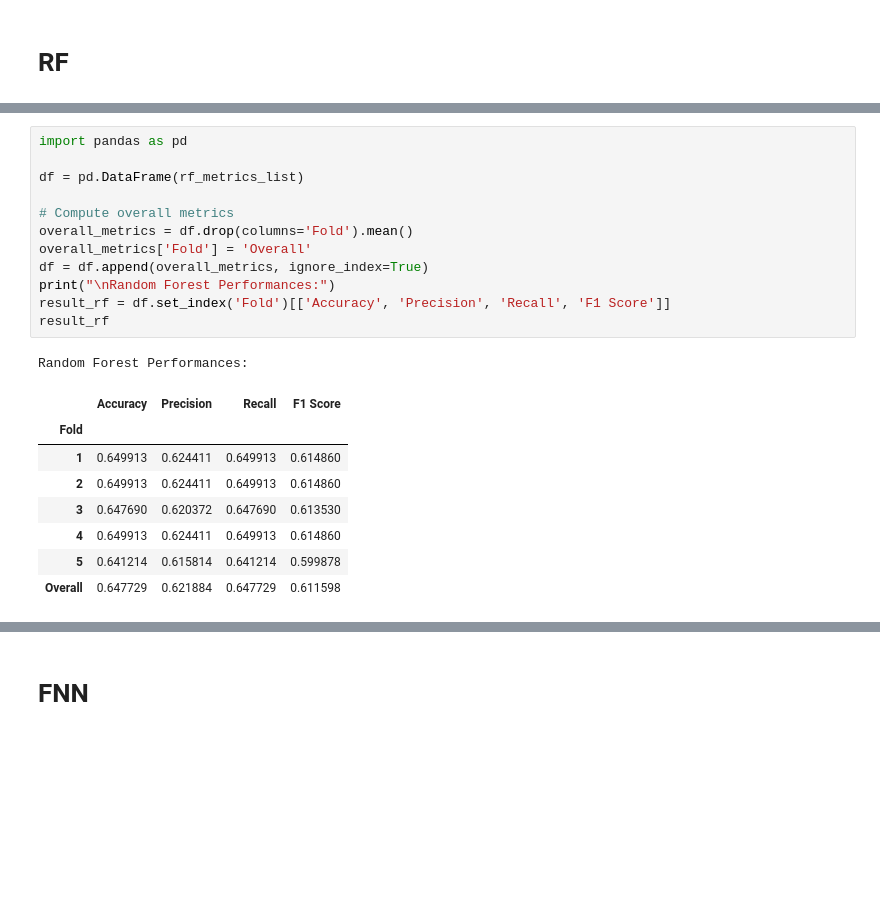
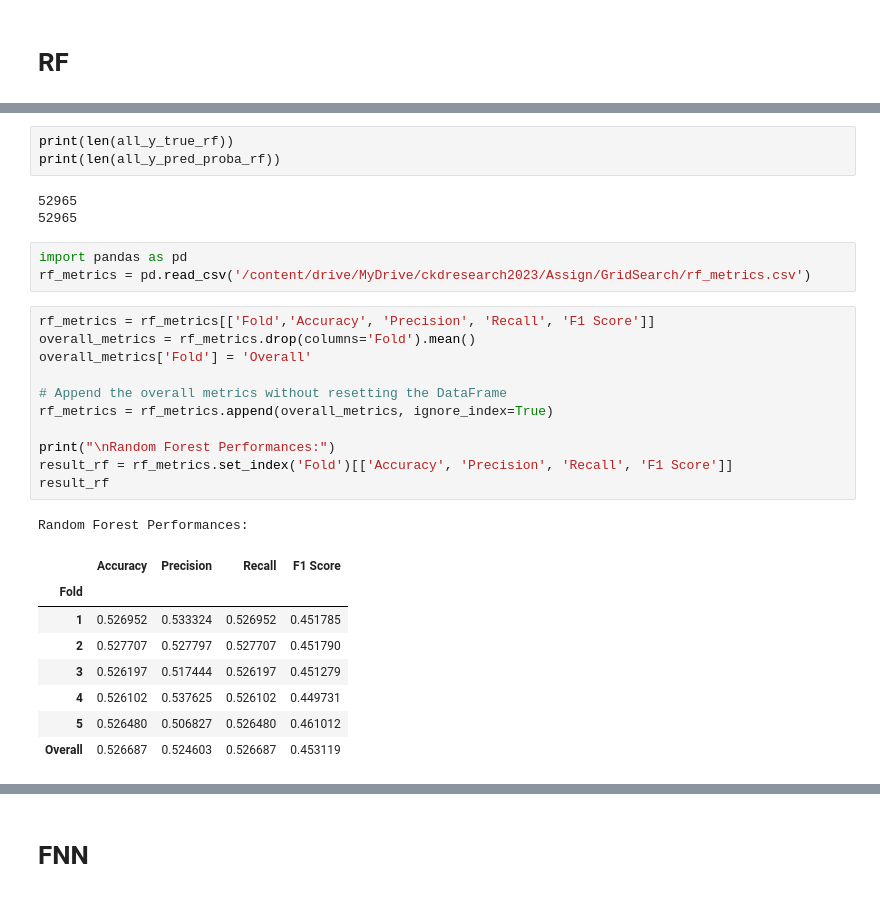
Before and after one commit to nxxk23/PROJECT, a Jupyter notebook: Model/ClassificationModel.ipynb, the cells around one changed output, grey strips where cells are left out. Cells and saved outputs as stored; diff of their text form; blank space fills up the shorter version.

```diff
--- a/Model/ClassificationModel.ipynb
+++ b/Model/ClassificationModel.ipynb
@@ -401,22 +607,30 @@ with open(file_path, 'rb') as f:
+# %%
+print(len(all_y_true_rf))
+print(len(all_y_pred_proba_rf))
+# %% [output]
+52965
+52965
+# %%
+import pandas as pd
+rf_metrics = pd.read_csv('/content/drive/MyDrive/ckdresearch2023/Assign/GridSearch/rf_metrics.csv')
 # %%
-import pandas as pd
+rf_metrics = rf_metrics[['Fold','Accuracy', 'Precision', 'Recall', 'F1 Score']]
+overall_metrics = rf_metrics.drop(columns='Fold').mean()
+overall_metrics['Fold'] = 'Overall'
 
-df = pd.DataFrame(rf_metrics_list)
+# Append the overall metrics without resetting the DataFrame
+rf_metrics = rf_metrics.append(overall_metrics, ignore_index=True)
 
-# Compute overall metrics
-overall_metrics = df.drop(columns='Fold').mean()
-overall_metrics['Fold'] = 'Overall'
-df = df.append(overall_metrics, ignore_index=True)
 print("\nRandom Forest Performances:")
-result_rf = df.set_index('Fold')[['Accuracy', 'Precision', 'Recall', 'F1 Score']]
+result_rf = rf_metrics.set_index('Fold')[['Accuracy', 'Precision', 'Recall', 'F1 Score']]
 result_rf
 # %% [output]
 Random Forest Performances:
 |  | Accuracy | Precision | Recall | F1 Score |
 | Fold |  |  |  |  |
-| 1 | 0.649913 | 0.624411 | 0.649913 | 0.614860 |
-| 2 | 0.649913 | 0.624411 | 0.649913 | 0.614860 |
-| 3 | 0.647690 | 0.620372 | 0.647690 | 0.613530 |
-| 4 | 0.649913 | 0.624411 | 0.649913 | 0.614860 |
-| 5 | 0.641214 | 0.615814 | 0.641214 | 0.599878 |
-| Overall | 0.647729 | 0.621884 | 0.647729 | 0.611598 |
+| 1 | 0.526952 | 0.533324 | 0.526952 | 0.451785 |
+| 2 | 0.527707 | 0.527797 | 0.527707 | 0.451790 |
+| 3 | 0.526197 | 0.517444 | 0.526197 | 0.451279 |
+| 4 | 0.526102 | 0.537625 | 0.526102 | 0.449731 |
+| 5 | 0.526480 | 0.506827 | 0.526480 | 0.461012 |
+| Overall | 0.526687 | 0.524603 | 0.526687 | 0.453119 |
```
Also changed, not shown: parts of 63 cells of this notebook.
